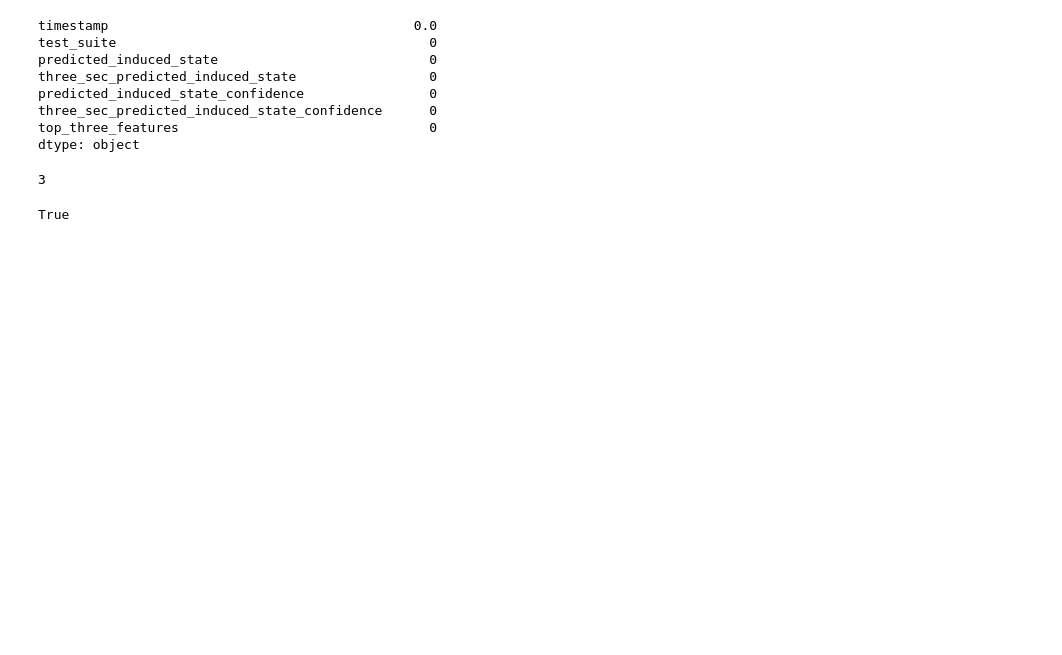
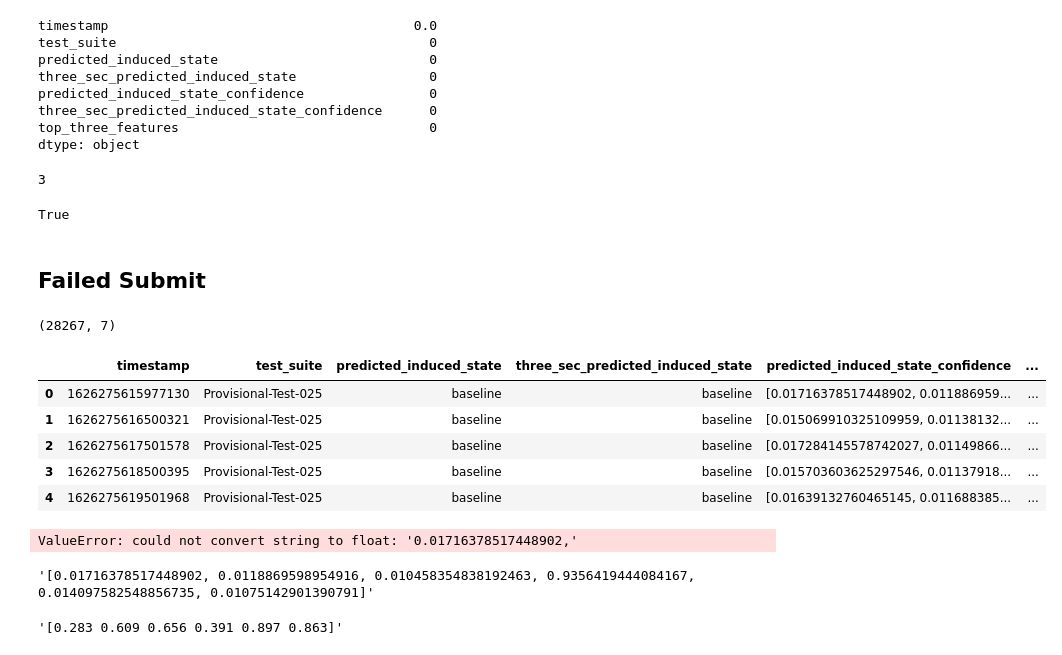
Before and after one commit to waynnbz/Cog-State-Classification, a Jupyter notebook: Scorer.ipynb, the cells around one changed output. Cells and saved outputs as stored; diff of their text form; code cells hidden in the pictures; blank space fills up the shorter version.

```diff
--- a/Scorer.ipynb
+++ b/Scorer.ipynb
@@ -42,3 +91,20 @@ round(2.6)
 isinstance(['baseline'], list)
 # %% [output]
 True
+# %% [markdown]
+## Failed Submit
+# %%
+sub = pd.read_csv('submissions/draft_submission/solution/solution.csv')
+# %%
+sub.shape
+# %% [output]
+(28267, 7)
+# %%
+sub.head()
+# %% [output]
+|  | timestamp | test_suite | predicted_induced_state | three_sec_predicted_induced_state | predicted_induced_state_confidence | ... |
+| 0 | 1626275615977130 | Provisional-Test-025 | baseline | baseline | [0.01716378517448902, 0.011886959... | ... |
+| 1 | 1626275616500321 | Provisional-Test-025 | baseline | baseline | [0.015069910325109959, 0.01138132... | ... |
+| 2 | 1626275617501578 | Provisional-Test-025 | baseline | baseline | [0.017284145578742027, 0.01149866... | ... |
+| 3 | 1626275618500395 | Provisional-Test-025 | baseline | baseline | [0.015703603625297546, 0.01137918... | ... |
+| 4 | 1626275619501968 | Provisional-Test-025 | baseline | baseline | [0.01639132760465145, 0.011688385... | ... |
@@ -44,0 +113,12 @@ True
+# %%
+sub.predicted_induced_state_confidence.apply(lambda x: x if isinstance(x, list) else [float(y) for y in x.replace('[','').replace(']','').split()])
+# %% [output]
+ValueError: could not convert string to float: '0.01716378517448902,'
+# %%
+sub.predicted_induced_state_confidence[0]
+# %% [output]
+'[0.01716378517448902, 0.0118869598954916, 0.010458354838192463, 0.9356419444084167, 0.014097582548856735, 0.01075142901390791]'
+# %%
+sample_sub.predicted_induced_state_confidence[0]
+# %% [output]
+'[0.283 0.609 0.656 0.391 0.897 0.863]'
```
Also changed, not shown: parts of 27 cells of this notebook, 4 other files.
